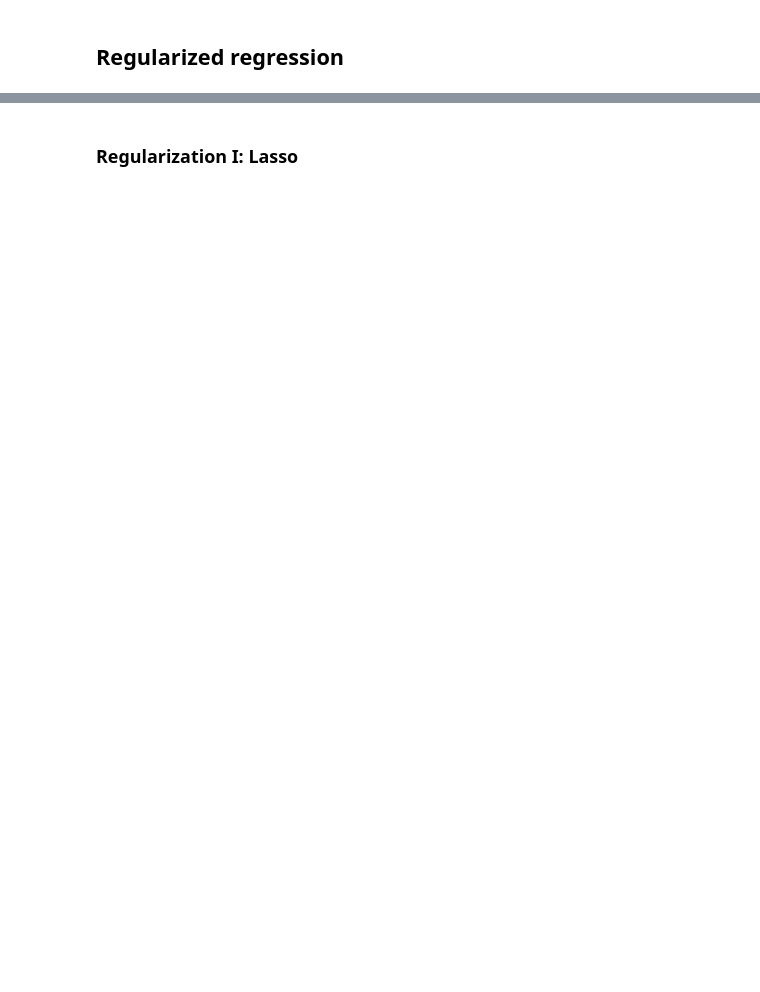
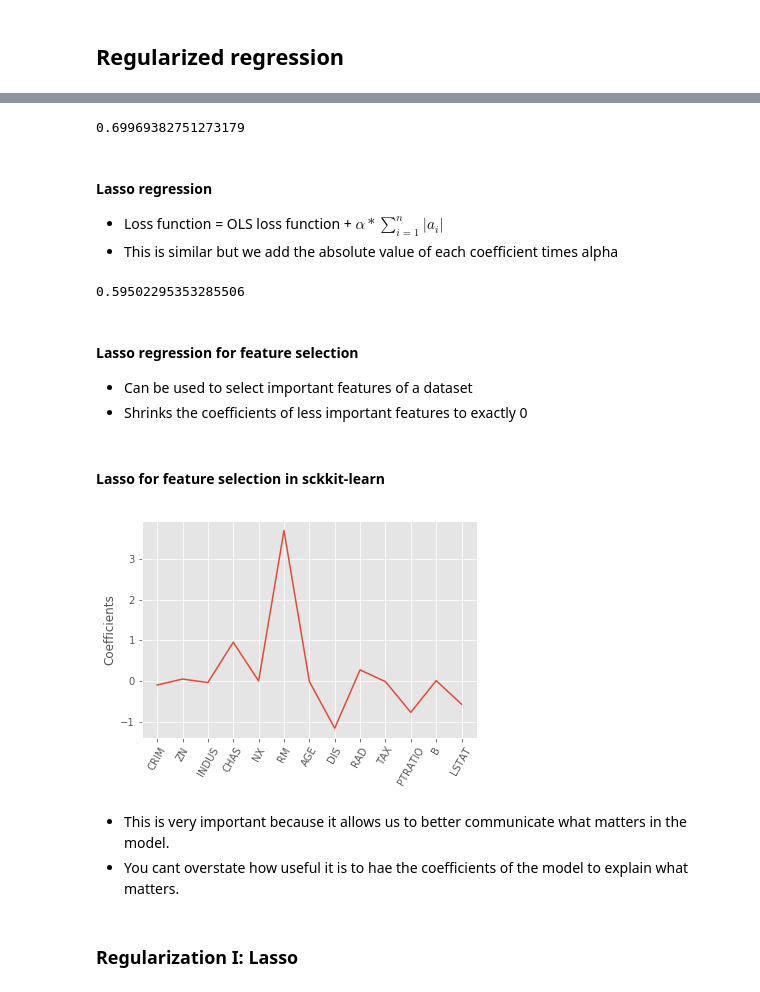
Before and after one commit to wsurles/datacamp_courses, a Jupyter notebook: python_courses/supervised_learning_with_scikitlearn/supervised_learning_with_scikitlearn.ipynb, the cells around one changed output, grey strips where cells are left out. Cells and saved outputs as stored; diff of their text form; code cells hidden in the pictures; blank space fills up the shorter version.

Commit message:
finished chp 3 of supervised learning

```diff
--- a/python_courses/supervised_learning_with_scikitlearn/supervised_learning_with_scikitlearn.ipynb
+++ b/python_courses/supervised_learning_with_scikitlearn/supervised_learning_with_scikitlearn.ipynb
@@ -1045,2 +1075,68 @@ print(np.mean(cvscores_10))
+# %%
+from sklearn.linear_model import Ridge
+
+X = boston.drop('MEDV', axis = 1).values
+y = boston['MEDV'].values
+
+X_train, X_test, y_train, y_test = train_test_split(
+    X, y,
+    test_size = 0.3,
+    random_state = 42)
+
+ridge = Ridge(alpha=0.1, normalize=True)
+
+ridge.fit(X_train, y_train)
+
+ridge_pred = ridge.predict(X_test)
+
+ridge.score(X_test, y_test)
+# %% [output]
+0.69969382751273179
+# %% [markdown]
+#### Lasso regression
+- Loss function = OLS loss function + $ \alpha * \sum_{i=1}^{n}|a_i| $
+- This is similar but we add the absolute value of each coefficient times alpha
+# %%
+from sklearn.linear_model import Lasso
+
+X = boston.drop('MEDV', axis = 1).values
+y = boston['MEDV'].values
+
+X_train, X_test, y_train, y_test = train_test_split(
+    X, y,
+    test_size = 0.3,
+    random_state = 42)
+
+lasso = Lasso(alpha=0.1, normalize=True)
+
+lasso.fit(X_train, y_train)
+
+lasso_pred = lasso.predict(X_test)
+
+lasso.score(X_test, y_test)
+# %% [output]
+0.59502295353285506
+# %% [markdown]
+#### Lasso regression for feature selection
+- Can be used to select important features of a dataset
+- Shrinks the coefficients of less important features to exactly 0
+# %% [markdown]
+#### Lasso for feature selection in sckkit-learn
+# %%
+names = boston.drop('MEDV', axis = 1).columns
+
+lasso = Lasso(alpha=0.1)
+
+lasso_coef = lasso.fit(X, y).coef_
+
+_ = plt.plot(range(len(names)), lasso_coef)
+_ = plt.xticks(range(len(names)), names, rotation=60)
+_ = plt.ylabel('Coefficients')
+plt.show()
+# %% [output]
+[figure, added]
+# %% [markdown]
+- This is very important because it allows us to better communicate what matters in the model.
+ - You cant overstate how useful it is to hae the coefficients of the model to explain what matters.
 # %% [markdown]
 ### Regularization I: Lasso
```
Also changed, not shown: parts of 61 cells of this notebook, 4 other files.
